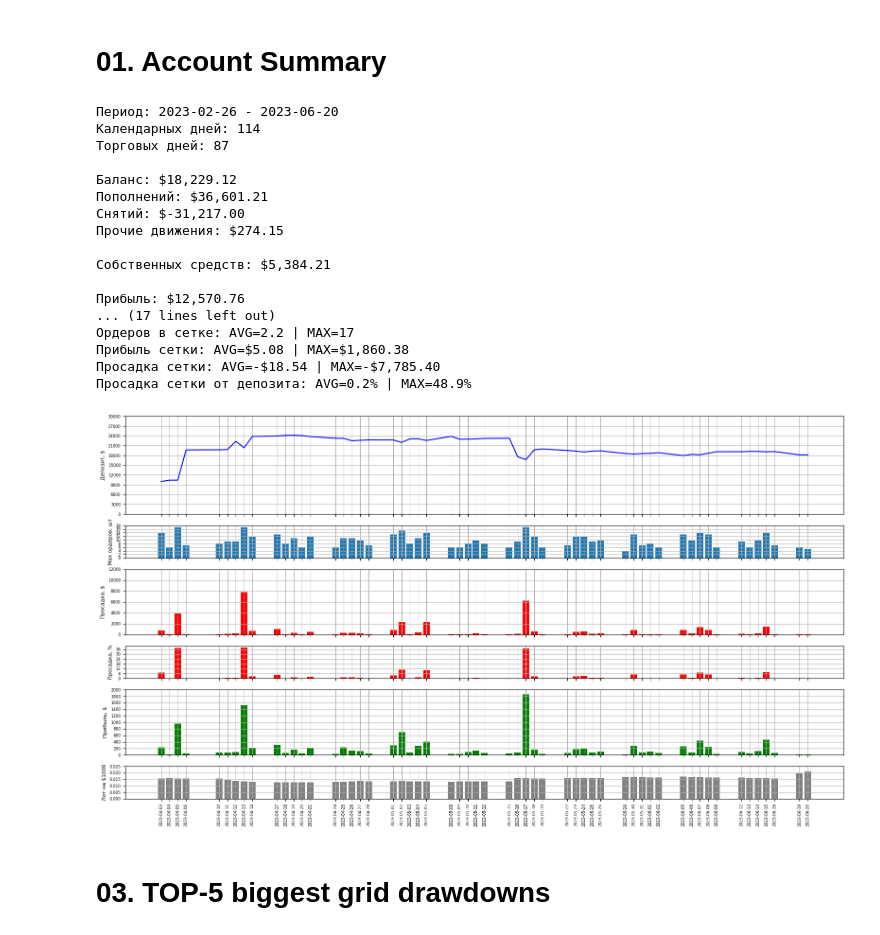
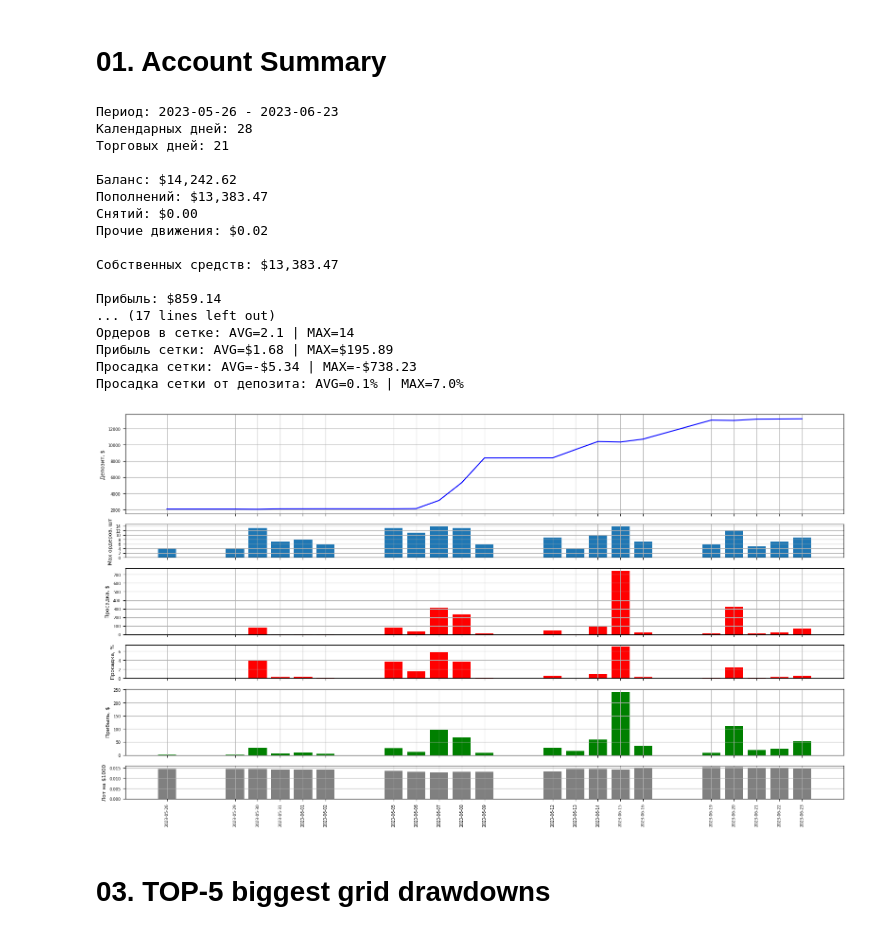
Before and after one commit to sournk/rf-history, a Jupyter notebook: research/analize2.ipynb, the cells around one changed output. Drawn from its saved outputs; the diff is of its cells as text; code cells hidden in the pictures.

```diff
--- a/research/analize2.ipynb
+++ b/research/analize2.ipynb
@@ -13,8 +13,8 @@ import analizer as an
 # pd.set_option('max_columns', 200)
 
 # Data import
-# df_origin = pd.read_excel('report.xls')
-df_origin = pd.read_excel('./Igor/report_full.xlsx')
+df_origin = pd.read_excel('report.xls')
+# df_origin = pd.read_excel('./Igor/report_full.xlsx')
 
 df_full = an.prepare_columns(df_origin)
 df_orders = an.extend_with_grid_details(df_full)
@@ -22,6 +22,12 @@ df_orders = an.extend_with_grid_details(df_full)
 df_orders = df_orders.sort_values(by='OPEN_DT', ascending=False)
 
 df_grids = an.get_grids(df_orders)
+
+# df_full = df_full[df_full['OPEN_DT'].dt.date >= datetime.date(2023, 6, 19)]
+# df_orders = df_orders[df_orders['OPEN_DT'].dt.date >= datetime.date(2023, 6, 19)]
+# df_grids = df_grids[df_grids['OPEN_DT'].dt.date >= datetime.date(2023, 6, 19)]
+
+
 df_sum = an.get_summary(df_full=df_full,
                         df_orders=df_orders,
                         df_grids=df_grids)
@@ -51,48 +57,49 @@ print(f"Средняя прибыль в торговый день: ${df_sum.ilo
 print('')
 
 print(f"ROA: {df_sum.iloc[0]['ROA']*100:,.1f}%")
 print(f"ROA календарных дней: {df_sum.iloc[0]['ROA_DAYS']:,.0f}")
 print('')
 
 print(f"ROI: {df_sum.iloc[0]['ROI']*100:,.1f}%")
 print(f"ROI календарных дней: {df_sum.iloc[0]['ROI_DAYS']:,.0f}")
 print('')
 
 print(f"Ордеров: {df_sum.iloc[0]['ORDER_ID']:,.0f}")
 print(f"Прибыльных: {df_sum.iloc[0]['HAS_ORDER_PROFIT']:,.0f}")
 print(f"Win Rate: {df_sum.iloc[0]['WIN_RATE']*100:,.1f}%")
 print(f"Прибыль ордера: AVG=${df_sum.iloc[0]['AVG_ORDER_PROFIT']:,.2f} | MAX=${df_sum.iloc[0]['MAX_ORDER_PROFIT']:,.2f}")
 print(f"Убыток ордера: MAX=${df_sum.iloc[0]['MAX_ORDER_LOSS']:,.2f}")
 print('')
 
 print(f"Cеток однонаправленных: {df_sum.iloc[0]['GRID_CNT']:,.0f}")
 print(f"Лот на $1000 депозита: MIN={df_sum.iloc[0]['MIN_LOT_1000']:,.4f} | AVG={df_sum.iloc[0]['AVG_LOT_1000']:,.4f} | MAX={df_sum.iloc[0]['MAX_LOT_1000']:,.4f} | LAST={df_sum.iloc[0]['LAST_LOT_1000']:,.4f}")
 print(f"Ордеров в сетке: AVG={df_sum.iloc[0]['AVG_GRID_ORDER_CNT']:,.1f} | MAX={df_sum.iloc[0]['MAX_GRID_ORDER_CNT']:,.0f}")
+print(f"Длительность сетки: MIN={df_sum.iloc[0]['MIN_GRID_DURATION']}| AVG={df_sum.iloc[0]['AVG_GRID_ORDER_CNT']:,.1f} | MAX={df_sum.iloc[0]['MAX_GRID_ORDER_CNT']:,.0f}")
 print(f"Прибыль сетки: AVG=${df_sum.iloc[0]['AVG_GRID_PROFIT']:,.2f} | MAX=${df_sum.iloc[0]['MAX_GRID_PROFIT']:,.2f}")
 print(f"Просадка сетки: AVG=-${df_sum.iloc[0]['AVG_GRID_DRAWDOWN']:,.2f} | MAX=-${df_sum.iloc[0]['MAX_GRID_DRAWDOWN']:,.2f}")
 print(f"Просадка сетки от депозита: AVG={df_sum.iloc[0]['AVG_GRID_DRAWDOWN_RATIO']*100:,.1f}% | MAX={df_sum.iloc[0]['MAX_GRID_DRAWDOWN_RATIO']*100:,.1f}%")
 
 import datetime
-fig = an.get_chart(df_grids[(df_grids['OPEN_DT'].dt.date >= datetime.date(2023, 4, 1))])
+fig = an.get_summary_chart(df_grids)
 # %% [output]
-Период: 2023-02-26 - 2023-06-20
-Календарных дней: 114
-Торговых дней: 87
+Период: 2023-05-26 - 2023-06-23
+Календарных дней: 28
+Торговых дней: 21
 
-Баланс: $18,229.12
-Пополнений: $36,601.21
-Снятий: $-31,217.00
-Прочие движения: $274.15
+Баланс: $14,242.62
+Пополнений: $13,383.47
+Снятий: $0.00
+Прочие движения: $0.02
 
-Собственных средств: $5,384.21
+Собственных средств: $13,383.47
 
-Прибыль: $12,570.76
+Прибыль: $859.14
 ... (17 lines left out)
-Ордеров в сетке: AVG=2.2 | MAX=17
-Прибыль сетки: AVG=$5.08 | MAX=$1,860.38
-Просадка сетки: AVG=-$18.54 | MAX=-$7,785.40
-Просадка сетки от депозита: AVG=0.2% | MAX=48.9%
+Ордеров в сетке: AVG=2.1 | MAX=14
+Прибыль сетки: AVG=$1.68 | MAX=$195.89
+Просадка сетки: AVG=-$5.34 | MAX=-$738.23
+Просадка сетки от депозита: AVG=0.1% | MAX=7.0%
-[figure, old version]
+[figure, new version]
 # %% [markdown]
 # 03. TOP-5 biggest grid drawdowns
 # %%
```
Also changed, not shown: parts of 11 cells of this notebook, 1 other file.
